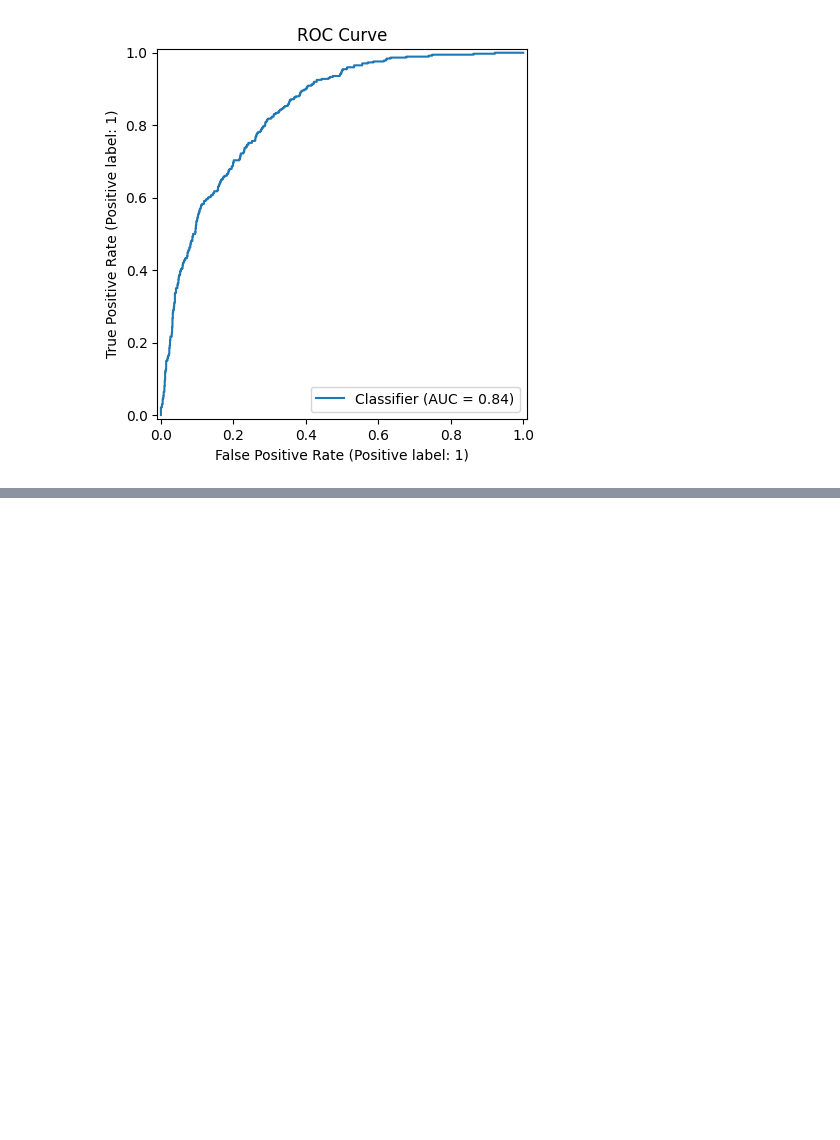
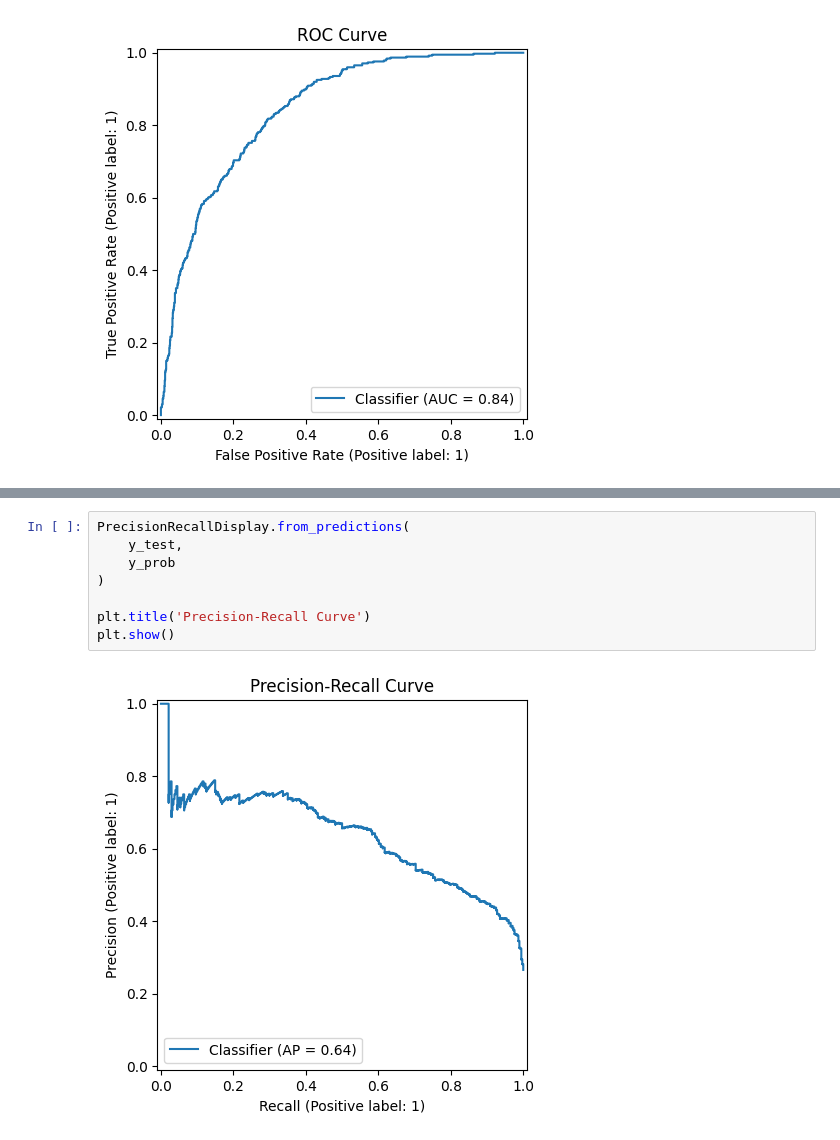
Before and after one commit to shavkatjony/telco-c-classifier-alias, a Jupyter notebook: notebooks/04_evaluation.ipynb, the cells around one changed output, grey strips where cells are left out. Cells and saved outputs as stored; diff of their text form; blank space fills up the shorter version.

```diff
--- a/notebooks/04_evaluation.ipynb
+++ b/notebooks/04_evaluation.ipynb
@@ -140,0 +146,10 @@ plt.show()
+# %%
+PrecisionRecallDisplay.from_predictions(
+    y_test,
+    y_prob
+)
+
+plt.title('Precision-Recall Curve')
+plt.show()
+# %% [output]
+[figure, added]
```
Also changed, not shown: parts of 5 cells of this notebook.
